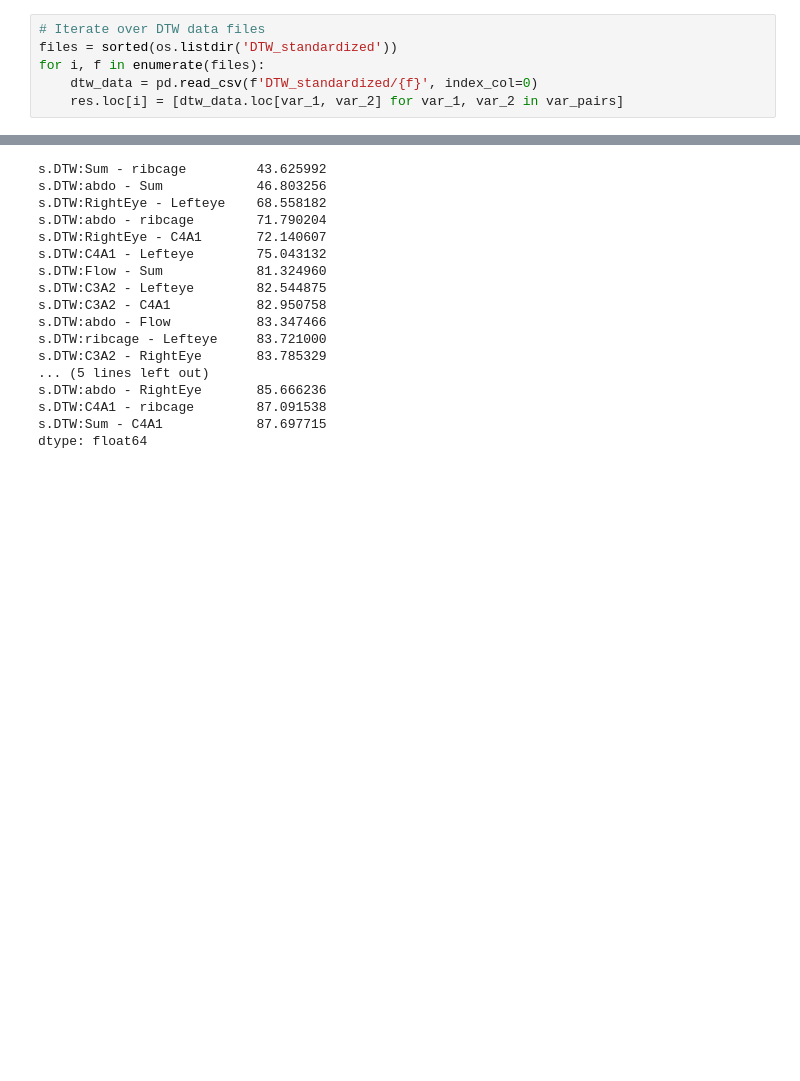
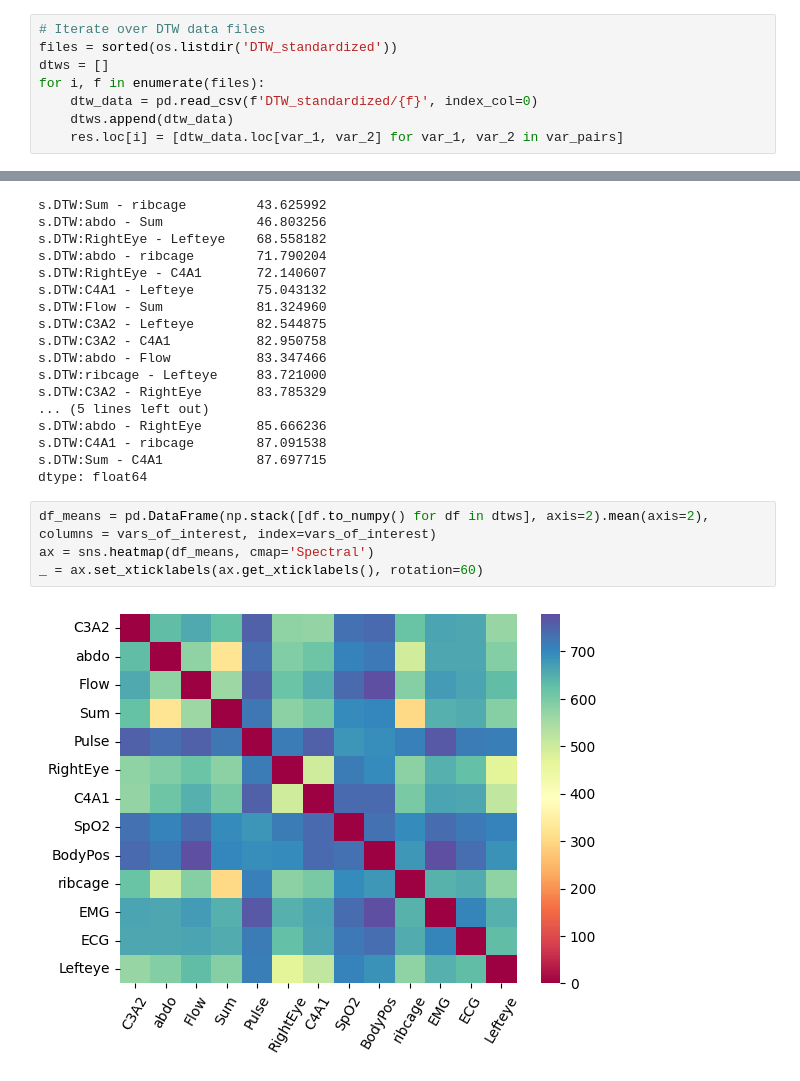
Before and after one commit to sophiatong/DataMining_Final_Sleep, a Jupyter notebook: rafael/DTW_standard.ipynb, the cells around one changed output, grey strips where cells are left out. Drawn from its saved outputs; the diff is of its cells as text; blank space fills up the shorter version.

Commit message:
SI_671 project, adds feature similarity plot

```diff
--- a/rafael/DTW_standard.ipynb
+++ b/rafael/DTW_standard.ipynb
@@ -12,8 +14,10 @@ res = pd.DataFrame(columns=[f's.DTW:{i} - {j}' for i, j in var_pairs])
 # %%
 # Iterate over DTW data files
 files = sorted(os.listdir('DTW_standardized'))
+dtws = []
 for i, f in enumerate(files):
     dtw_data = pd.read_csv(f'DTW_standardized/{f}', index_col=0)
+    dtws.append(dtw_data)
     res.loc[i] = [dtw_data.loc[var_1, var_2] for var_1, var_2 in var_pairs]
 # %%
 # Divide by study duration to take into account that studies taking longer might have higher DTW distances between pairs
@@ -58,3 +62,9 @@ s.DTW:abdo - RightEye       85.666236
 s.DTW:C4A1 - ribcage        87.091538
 s.DTW:Sum - C4A1            87.697715
 dtype: float64
+# %%
+df_means = pd.DataFrame(np.stack([df.to_numpy() for df in dtws], axis=2).mean(axis=2), columns = vars_of_interest, index=vars_of_interest)
+ax = sns.heatmap(df_means, cmap='Spectral')
+_ = ax.set_xticklabels(ax.get_xticklabels(), rotation=60)
+# %% [output]
+[figure, added]
```
Also changed, not shown: parts of 1 cell of this notebook.
